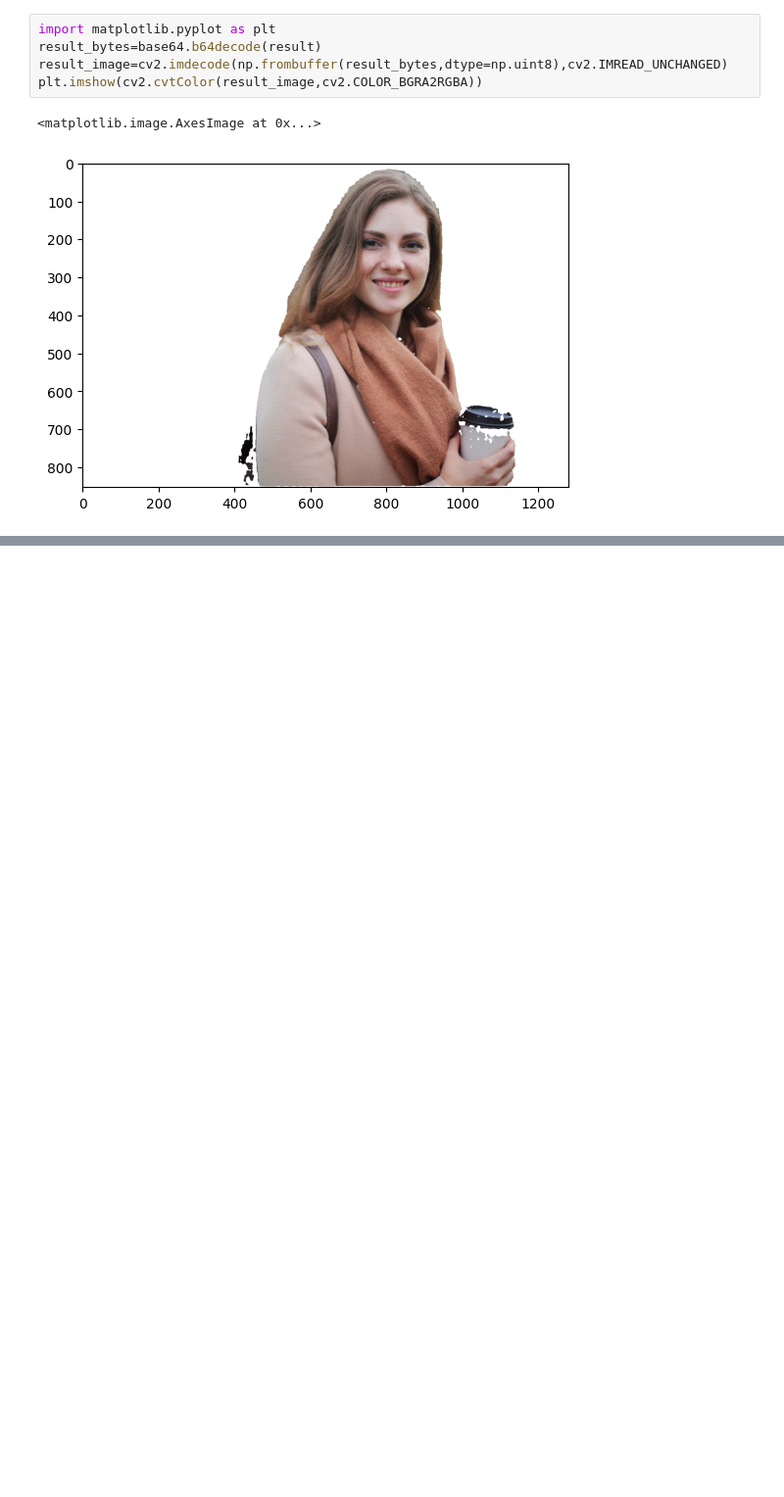
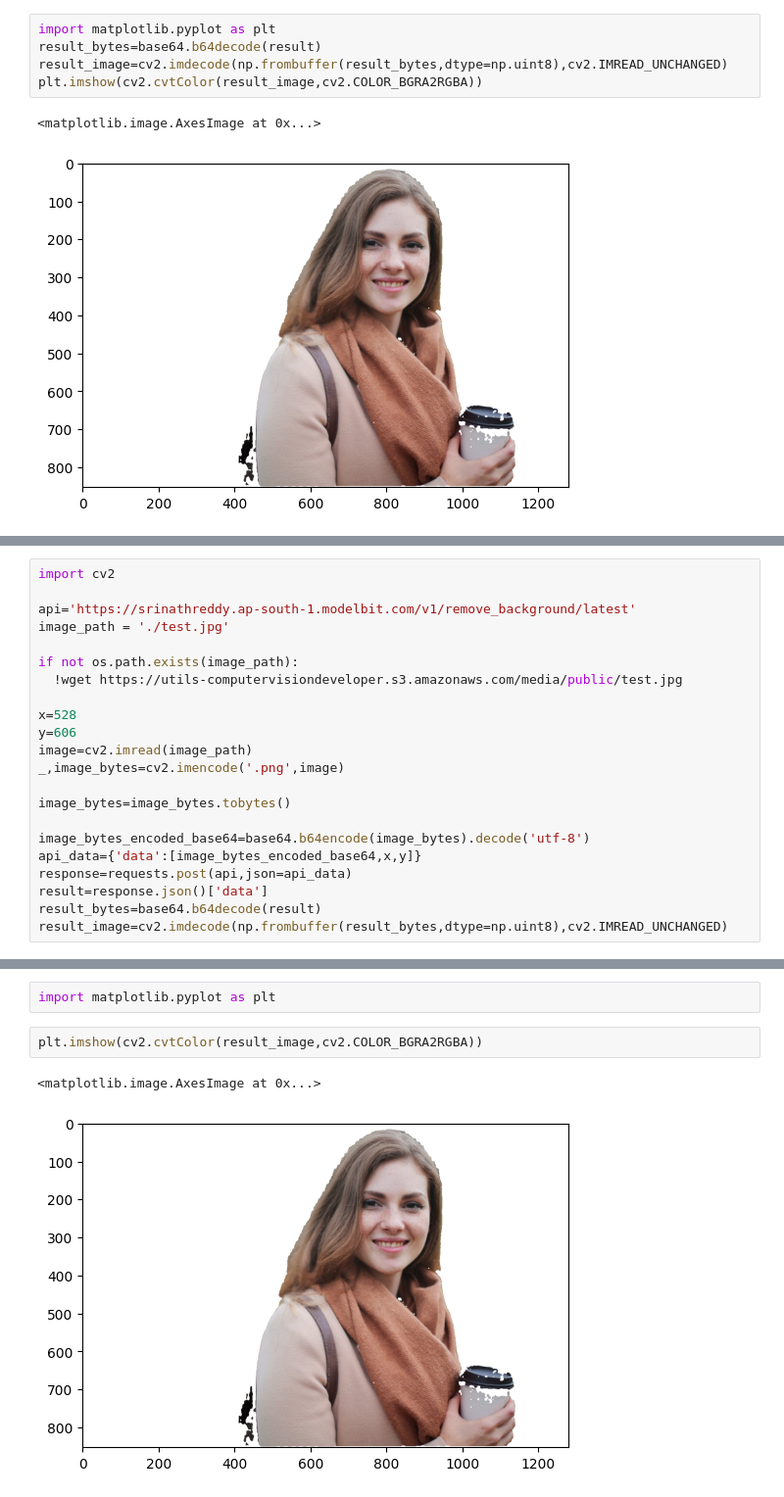
Before and after one commit to siro844/SAM-WebApp, a Jupyter notebook: SAM.ipynb, the cells around one changed output, grey strips where cells are left out. Shown: that part at 98% size. Drawn from its saved outputs; the diff is of its cells as text; blank space fills up the shorter version.

Commit message:
deployed to modelbit

```diff
--- a/SAM.ipynb
+++ b/SAM.ipynb
@@ -132,0 +178,22 @@ plt.imshow(cv2.cvtColor(result_image,cv2.COLOR_BGRA2RGBA))
+# %%
+import cv2
+
+api='https://srinathreddy.ap-south-1.modelbit.com/v1/remove_background/latest'
+image_path = './test.jpg'
+
+if not os.path.exists(image_path):
+  !wget https://utils-computervisiondeveloper.s3.amazonaws.com/media/public/test.jpg
+
+x=528
+y=606
+image=cv2.imread(image_path)
+_,image_bytes=cv2.imencode('.png',image)
+
+image_bytes=image_bytes.tobytes()
+
+image_bytes_encoded_base64=base64.b64encode(image_bytes).decode('utf-8')
+api_data={'data':[image_bytes_encoded_base64,x,y]}
+response=requests.post(api,json=api_data)
+result=response.json()['data']
+result_bytes=base64.b64decode(result)
+result_image=cv2.imdecode(np.frombuffer(result_bytes,dtype=np.uint8),cv2.IMREAD_UNCHANGED)
@@ -132,0 +210,7 @@ plt.imshow(cv2.cvtColor(result_image,cv2.COLOR_BGRA2RGBA))
+# %%
+import matplotlib.pyplot as plt
+# %%
+plt.imshow(cv2.cvtColor(result_image,cv2.COLOR_BGRA2RGBA))
+# %% [output]
+<matplotlib.image.AxesImage at 0x...>
+[figure, added]
```
Also changed, not shown: parts of 9 cells of this notebook.
